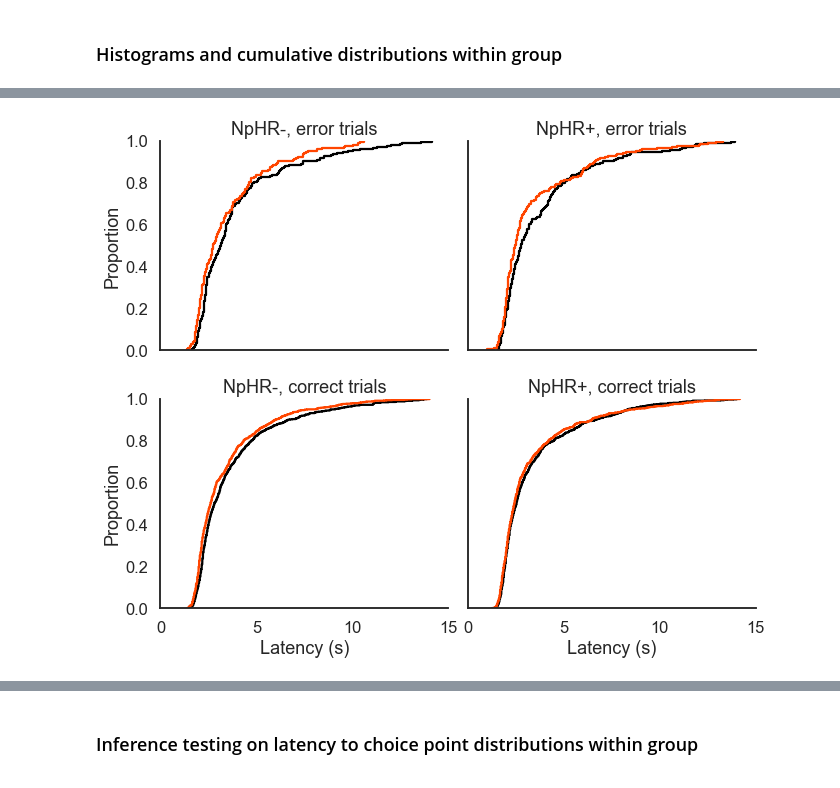
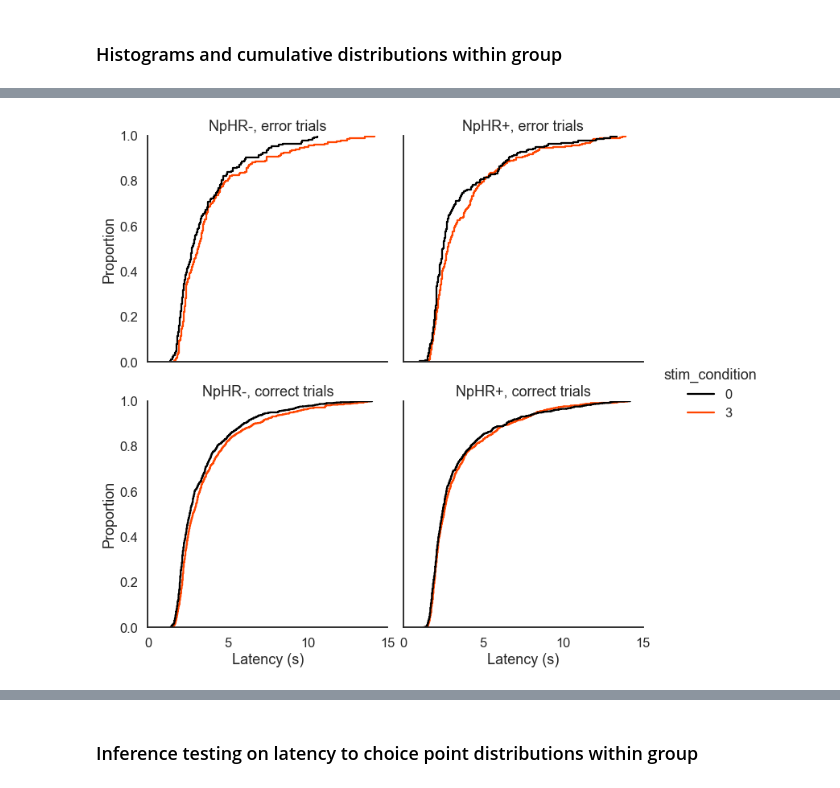
Before and after one commit to anasofiacc/cingulate_silencing_analysis, a Jupyter notebook: C. Latency until choice point entry distributions.ipynb, the cells around one changed output, grey strips where cells are left out. Cells and saved outputs as stored; diff of their text form; code cells hidden in the pictures.

```diff
--- a/C. Latency until choice point entry distributions.ipynb
+++ b/C. Latency until choice point entry distributions.ipynb
@@ -308,2 +250,0 @@ def get_first_and_last_n_sessions(df, n):
-# %%
-below15 = get_first_and_last_n_sessions(below15, 5)
@@ -491,15 +332,15 @@ sns.despine()
 # %%
 sns.set(style='white', context='talk')
 g = sns.displot(kind='ecdf', data=below15, col='group', row='outcome', x='latency_to_cp_entry',
             stat='proportion', hue='stim_condition', col_order=['CTRL', 'NPHR'],
-                palette=['orangered','black'], height=4, aspect=1.2, legend=False)
+                palette=['black', 'orangered'])
 
 g.set(xlabel='Latency (s)', xticks=range(0,20,5), xticklabels=range(0,20,5))
 axes = g.axes.flatten()
 axes[0].set(title="NpHR-, error trials")
 axes[1].set(title="NpHR+, error trials", xlabel='')
 axes[2].set(title="NpHR-, correct trials")
 axes[3].set(title="NpHR+, correct trials")
 sns.despine()
 # %% [output]
-[figure, old version]
+[figure, new version]
```
Also changed, not shown: parts of 60 cells of this notebook, 5 other files.
